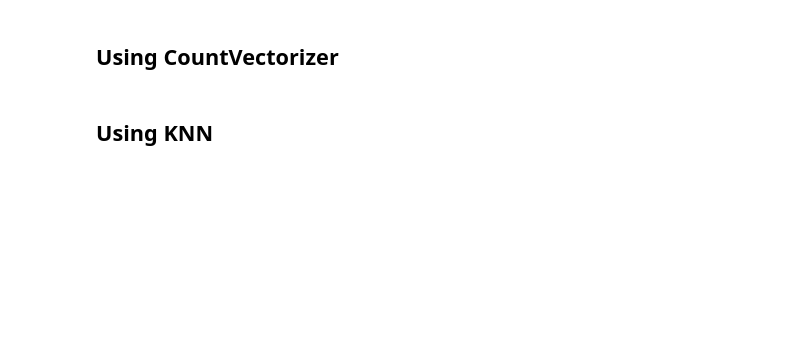
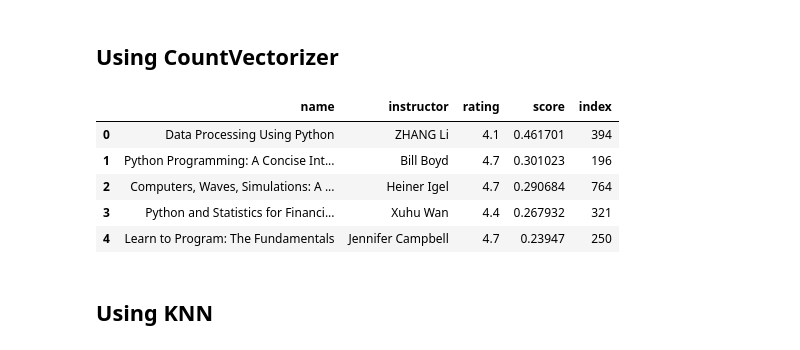
Before and after one commit to UmmuDem/DataAnalyticsBootcamp, a Jupyter notebook: Final-Project/Experimentation with Different Models.ipynb, the cells around one changed output. Cells and saved outputs as stored; diff of their text form; code cells hidden in the pictures; blank space fills up the shorter version.

```diff
--- a/Final-Project/Experimentation with Different Models.ipynb
+++ b/Final-Project/Experimentation with Different Models.ipynb
@@ -149,5 +164,12 @@ user_input = locate_corpus_by_name('machine learning',df)
 # %%
-get_recommendation_CV(user_input,df)[0]
+get_recommendation_CV('python programming',df)[0]
+# %% [output]
+|  | name | instructor | rating | score | index |
+| 0 | Data Processing Using Python | ZHANG Li | 4.1 | 0.461701 | 394 |
+| 1 | Python Programming: A Concise Int... | Bill Boyd | 4.7 | 0.301023 | 196 |
+| 2 | Computers, Waves, Simulations: A ... | Heiner Igel | 4.7 | 0.290684 | 764 |
+| 3 | Python and Statistics for Financi... | Xuhu Wan | 4.4 | 0.267932 | 321 |
+| 4 | Learn to Program: The Fundamentals | Jennifer Campbell | 4.7 | 0.23947 | 250 |
 # %% [markdown]
 ## Using KNN
 # %%
```
Also changed, not shown: parts of 6 cells of this notebook, 1 other file.
